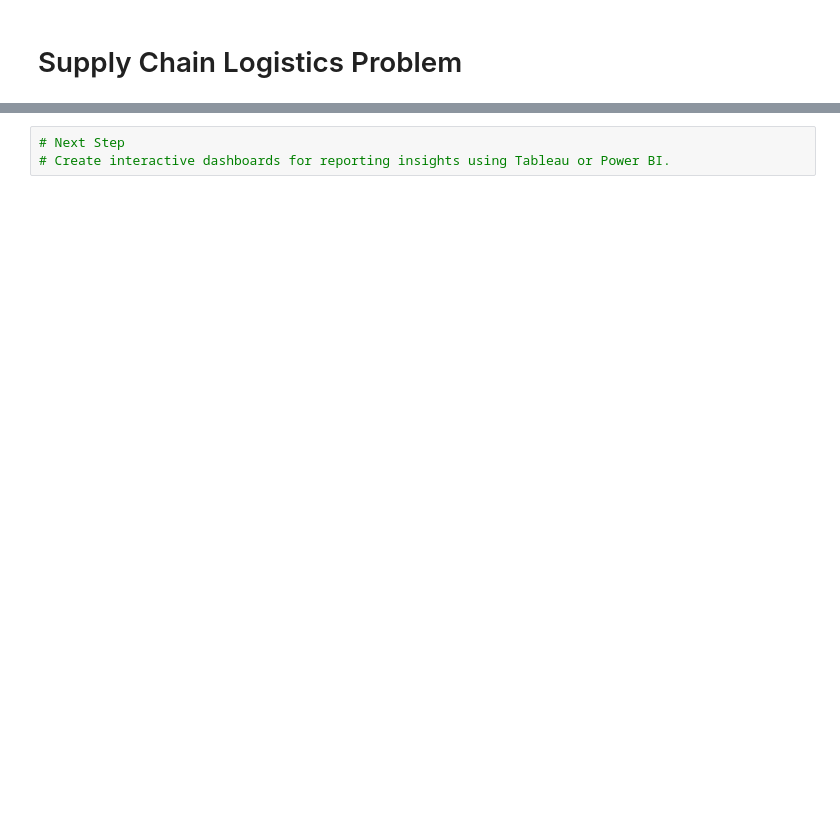
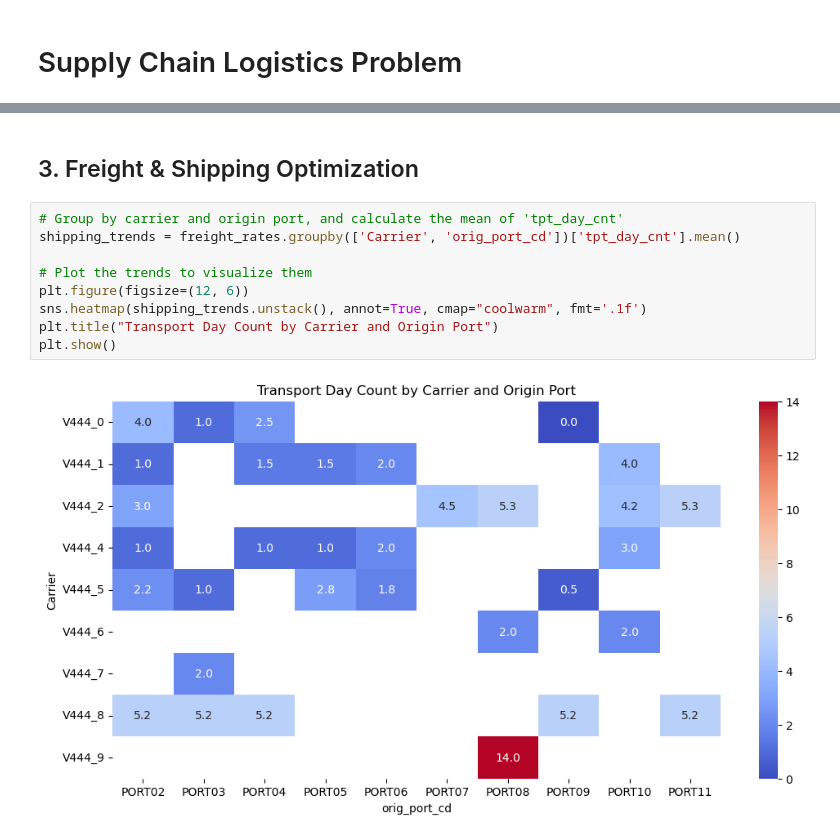
Before and after one commit to MiltonGreat/Supply-Chain-Logistics-Problem, a Jupyter notebook: Supply Chain Logistics Problem.ipynb, the cells around one changed output, grey strips where cells are left out. Cells and saved outputs as stored; diff of their text form; blank space fills up the shorter version.

```diff
--- a/Supply Chain Logistics Problem.ipynb
+++ b/Supply Chain Logistics Problem.ipynb
@@ -187,3 +213,13 @@ Passing `palette` without assigning `hue` is deprecated and will be removed in v
-# %%
-# Next Step
-# Create interactive dashboards for reporting insights using Tableau or Power BI.
+# %% [markdown]
+## 3. Freight & Shipping Optimization
+# %%
+# Group by carrier and origin port, and calculate the mean of 'tpt_day_cnt'
+shipping_trends = freight_rates.groupby(['Carrier', 'orig_port_cd'])['tpt_day_cnt'].mean()
+
+# Plot the trends to visualize them
+plt.figure(figsize=(12, 6))
+sns.heatmap(shipping_trends.unstack(), annot=True, cmap="coolwarm", fmt='.1f')
+plt.title("Transport Day Count by Carrier and Origin Port")
+plt.show()
+# %% [output]
+[figure, added]
```
Also changed, not shown: parts of 29 cells of this notebook.
